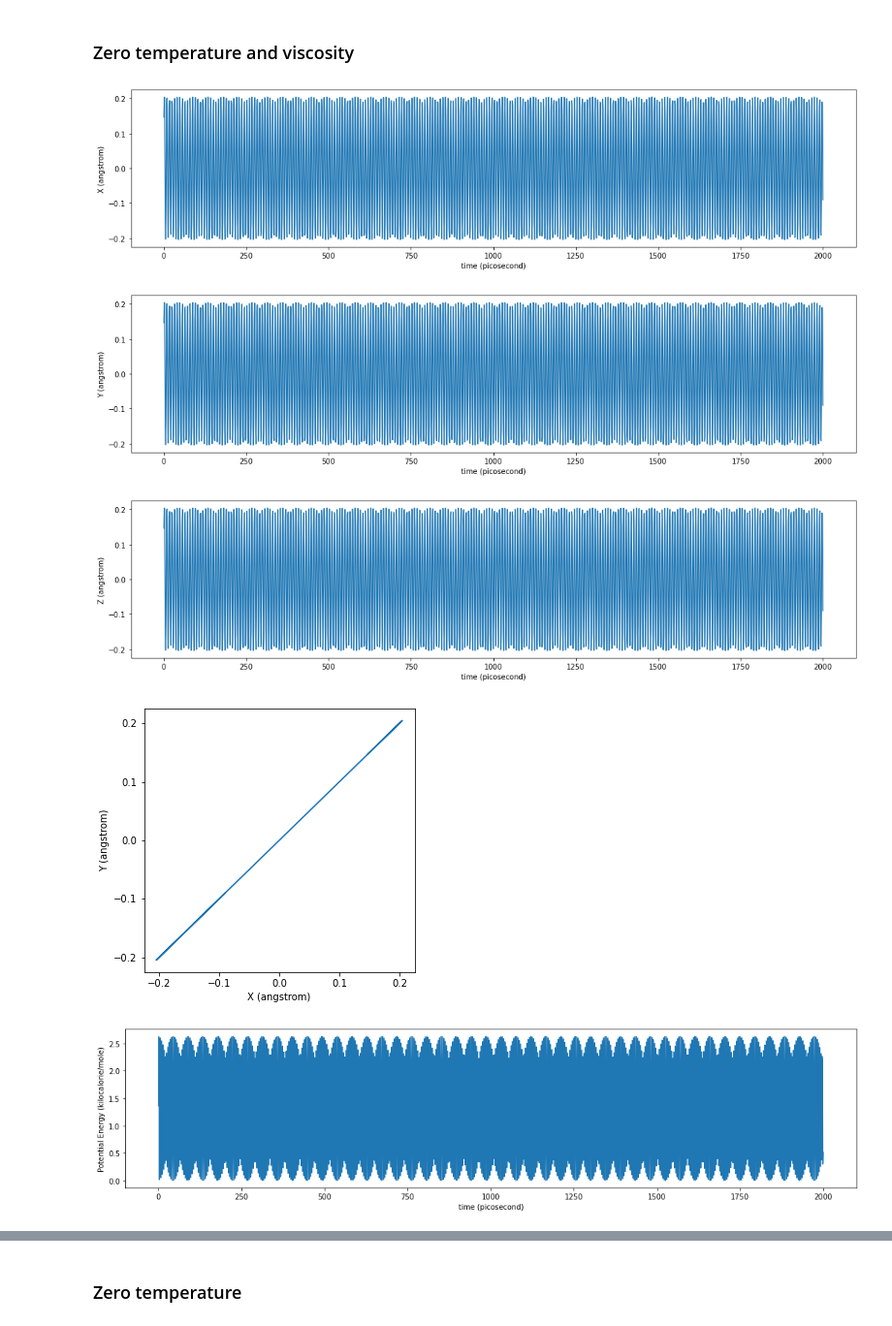
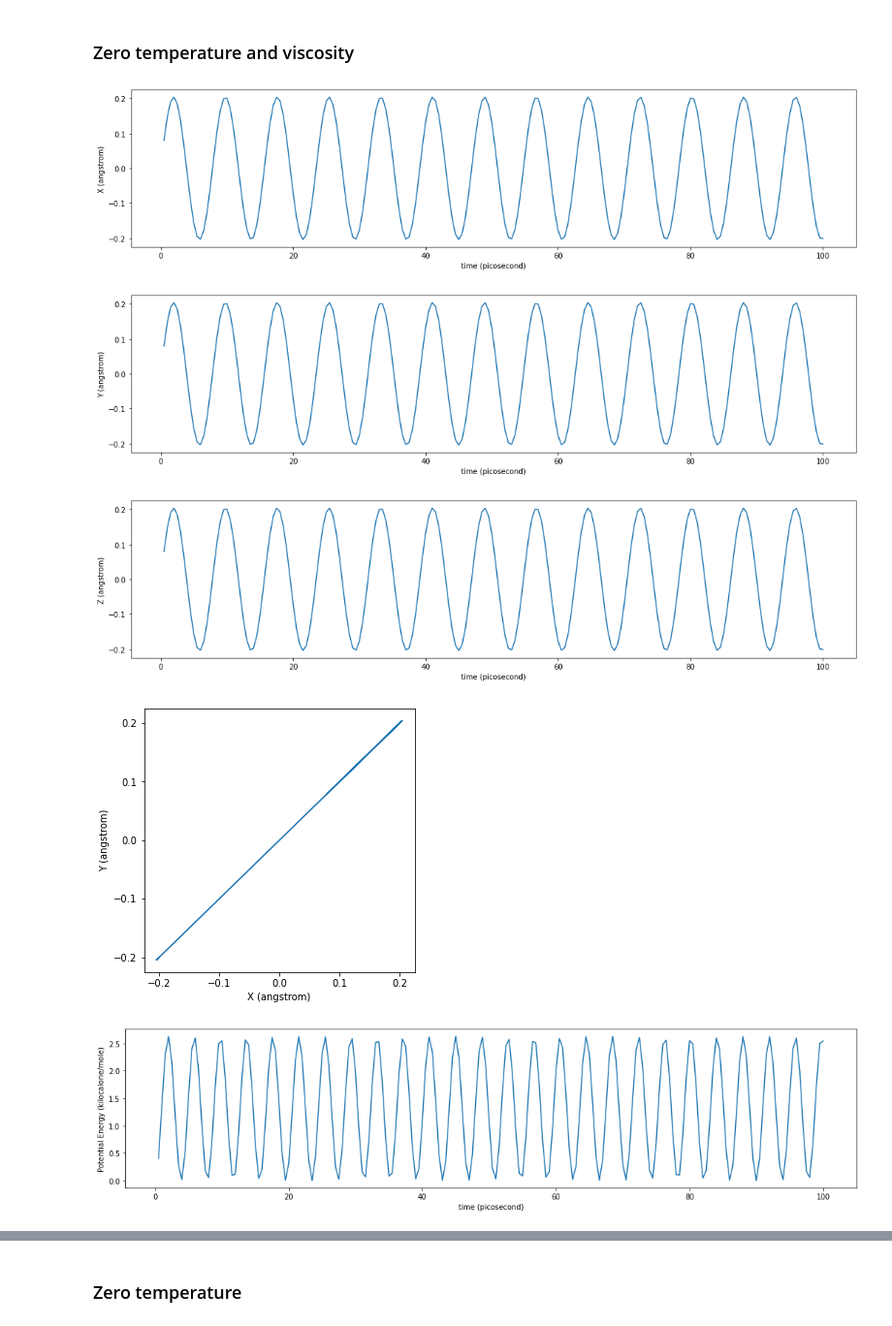
Before and after one commit to Daniel-Ibarrola/Molecular-Dynamics, a Jupyter notebook: harmonic_well/harmonic_well.ipynb, the cells around one changed output, grey strips where cells are left out. Shown at 97% size. Cells and saved outputs as stored; diff of their text form; code cells hidden in the pictures.

Commit message:
Updated simulation times

```diff
--- a/harmonic_well/harmonic_well.ipynb
+++ b/harmonic_well/harmonic_well.ipynb
@@ -183,7 +182,7 @@ def plot_energy(time_array, kinetic_energy, potential_energy):
 # %%
 def simulate_and_plot(
         temperature: float, friction: float, step: float=0.1,
-        initial_vel: float=0
+        initial_vel: float=0, sim_time=0.5, save_time=1.0
 ):
     """ Run a simulation and plot it.
     """
@@ -194,8 +193,8 @@ def simulate_and_plot(
     time, positions, velocities, pot, kin = run_sim(
         simulation,
         step,
-        sim_time=2.0 * unit.nanosecond,
-        save_time=1.0 * unit.picoseconds
+        sim_time=sim_time * unit.nanosecond,
+        save_time=save_time * unit.picoseconds
     )
 
     plot_coordinates(time, positions)
@@ -215,10 +217,12 @@ simulate_and_plot(temperature=300, friction=1.0, step=0.01)
 # %% [markdown]
 ### Zero temperature and viscosity
 # %%
-simulate_and_plot(temperature=0, friction=0, step=0.01, initial_vel=10)
+simulate_and_plot(
+    temperature=0, friction=0, step=0.01,
+    initial_vel=10, sim_time=0.1, save_time=0.5)
 # %% [output]
-[figure, old version]
+[figure, new version]
-[figure, old version]
+[figure, new version]
-[figure, old version]
+[figure, new version]
 [figure]
-[figure, old version]
+[figure, new version]
```
Also changed, not shown: parts of 7 cells of this notebook.
